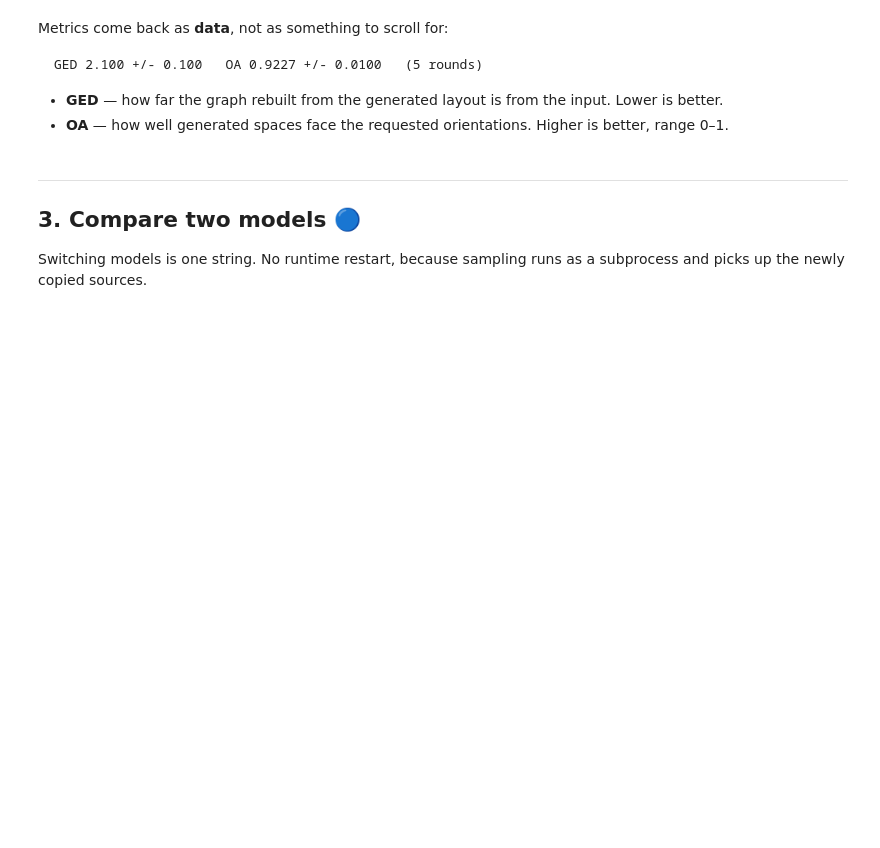
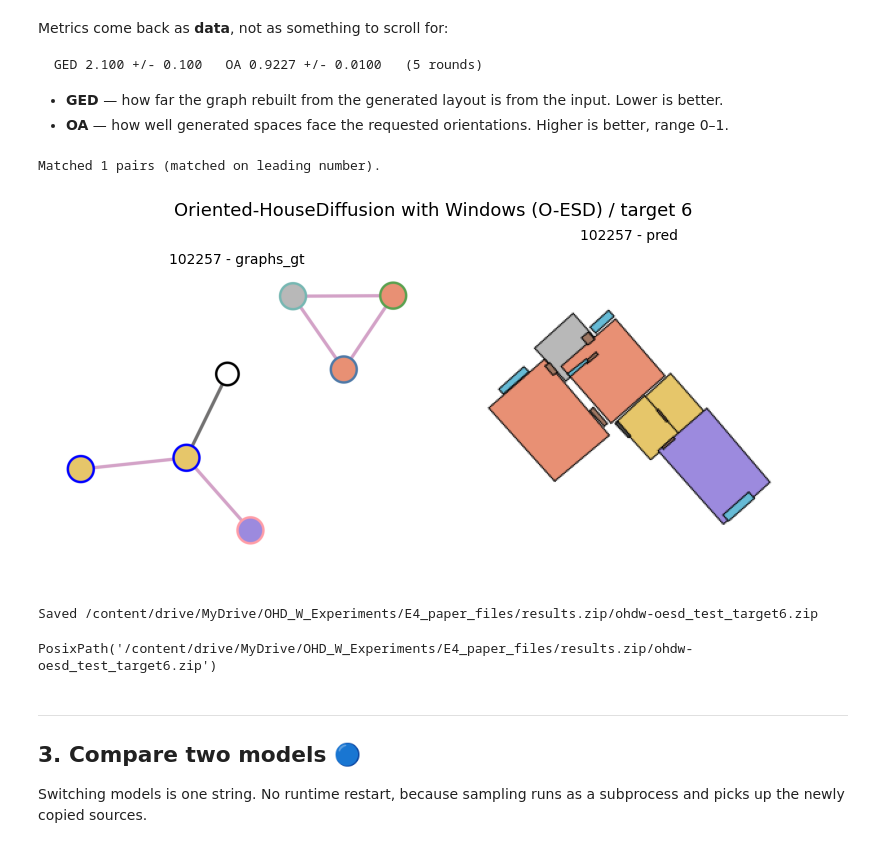
Before and after one commit to datarefinerylab/floorplanlab, a Jupyter notebook: floorplanlab/tutorial.ipynb, the cells around one changed output. Drawn from its saved outputs; the diff is of its cells as text; code cells hidden in the pictures; blank space fills up the shorter version.

Commit message:
Mount Drive explicitly and update tutorial

```diff
--- a/floorplanlab/tutorial.ipynb
+++ b/floorplanlab/tutorial.ipynb
@@ -59,5 +122,5 @@ datasets. Name it whatever you like and pass that name.
 # %%
-lab = fpl.Lab(drive_folder="my-floorplan-files")
-lab.setup("ohd-rplan")          # clone repos, install deps, place weights — idempotent
+lab = fpl.Lab(drive_folder="OHD_W_Experiments")
+lab.setup("ohdw-oesd")          # clone repos, install deps, place weights — idempotent
 
-run = lab.generate(target_set=6, num_samples=64)
+run = lab.generate(target_set=6, num_samples=1, batch_size=1)  # generate samples
@@ -73,9 +154,14 @@ GED 2.100 +/- 0.100   OA 0.9227 +/- 0.0100   (5 rounds)
 # %%
 run.metrics.as_dict()
 # {'ged': 2.100, 'ged_std': 0.100, 'oa': 0.9227, 'oa_std': 0.0100, 'rounds': 5}
 
 run.show(6)                     # ground truth beside the generated layouts
-run.save_to("results/")         # zipped, so it is quick even onto mounted Drive
+run.save_to("/content/drive/MyDrive/OHD_W_Experiments/E4_paper_files/results")         # zipped, so it is quick even onto mounted Drive
+# %% [output]
+Matched 1 pairs (matched on leading number).
+[figure, added]
+Saved /content/drive/MyDrive/OHD_W_Experiments/E4_paper_files/results.zip/ohdw-oesd_test_target6.zip
+PosixPath('/content/drive/MyDrive/OHD_W_Experiments/E4_paper_files/results.zip/ohdw-oesd_test_target6.zip')
 # %% [markdown]
 ---
 
```
Also changed, not shown: parts of 13 cells of this notebook, 4 other files.
